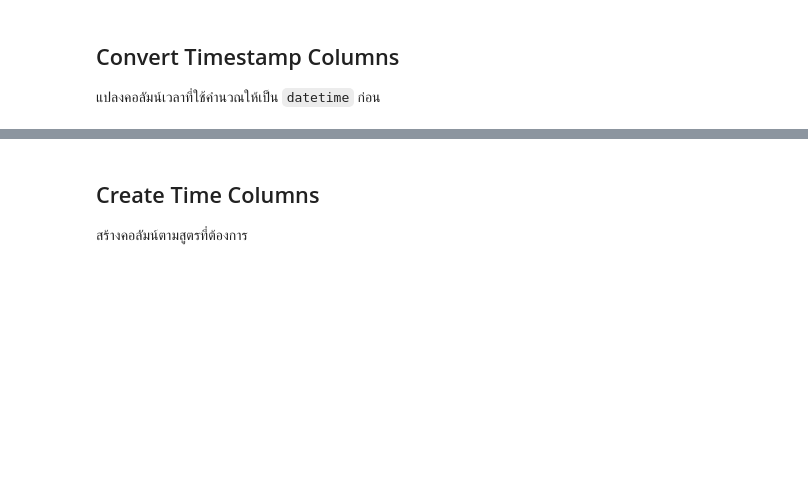
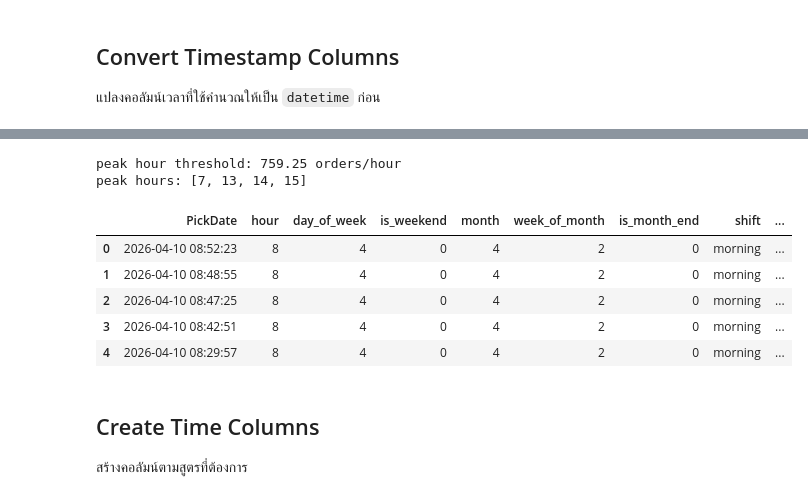
Before and after one commit to Armpa16/WMS-ML, a Jupyter notebook: notebooks/04_FeatureEngineering.ipynb, the cells around one changed output, grey strips where cells are left out. Saved outputs shown, nothing was run; the diff lists cells and outputs as text; code cells hidden in the pictures; blank space fills up the shorter version.

```diff
--- a/notebooks/04_FeatureEngineering.ipynb
+++ b/notebooks/04_FeatureEngineering.ipynb
@@ -70,3 +85,49 @@ dtype: object
+# %%
+calendar_source_column = 'PickDate'
+pick_datetime = df_feature[calendar_source_column]
+
+df_feature['hour'] = pick_datetime.dt.hour
+df_feature['day_of_week'] = pick_datetime.dt.dayofweek
+df_feature['is_weekend'] = df_feature['day_of_week'].isin([5, 6]).astype(int)
+df_feature['month'] = pick_datetime.dt.month
+df_feature['week_of_month'] = ((pick_datetime.dt.day - 1) // 7 + 1).astype('Int64')
+df_feature['is_month_end'] = pick_datetime.dt.is_month_end.astype(int)
+
+df_feature['shift'] = pd.cut(
+    df_feature['hour'],
+    bins=[-1, 5, 11, 17, 23],
+    labels=['night', 'morning', 'afternoon', 'evening'],
+)
+
+hour_order_counts = df_feature['hour'].value_counts()
+peak_hour_threshold = hour_order_counts.quantile(0.75)
+peak_hours = hour_order_counts[hour_order_counts >= peak_hour_threshold].index
+df_feature['peak_hour_flag'] = df_feature['hour'].isin(peak_hours).astype(int)
+
+calendar_feature_columns = [
+    'PickDate',
+    'hour',
+    'day_of_week',
+    'is_weekend',
+    'month',
+    'week_of_month',
+    'is_month_end',
+    'shift',
+    'peak_hour_flag',
+]
+
+print(f'peak hour threshold: {peak_hour_threshold:.2f} orders/hour')
+print(f'peak hours: {sorted(peak_hours.tolist())}')
+df_feature[calendar_feature_columns].head()
+# %% [output]
+peak hour threshold: 759.25 orders/hour
+peak hours: [7, 13, 14, 15]
+|  | PickDate | hour | day_of_week | is_weekend | month | week_of_month | is_month_end | shift | ... |
+| 0 | 2026-04-10 08:52:23 | 8 | 4 | 0 | 4 | 2 | 0 | morning | ... |
+| 1 | 2026-04-10 08:48:55 | 8 | 4 | 0 | 4 | 2 | 0 | morning | ... |
+| 2 | 2026-04-10 08:47:25 | 8 | 4 | 0 | 4 | 2 | 0 | morning | ... |
+| 3 | 2026-04-10 08:42:51 | 8 | 4 | 0 | 4 | 2 | 0 | morning | ... |
+| 4 | 2026-04-10 08:29:57 | 8 | 4 | 0 | 4 | 2 | 0 | morning | ... |
 # %% [markdown]
 ## Create Time Columns
 
```
Also changed, not shown: parts of 9 cells of this notebook, 9 other files.
